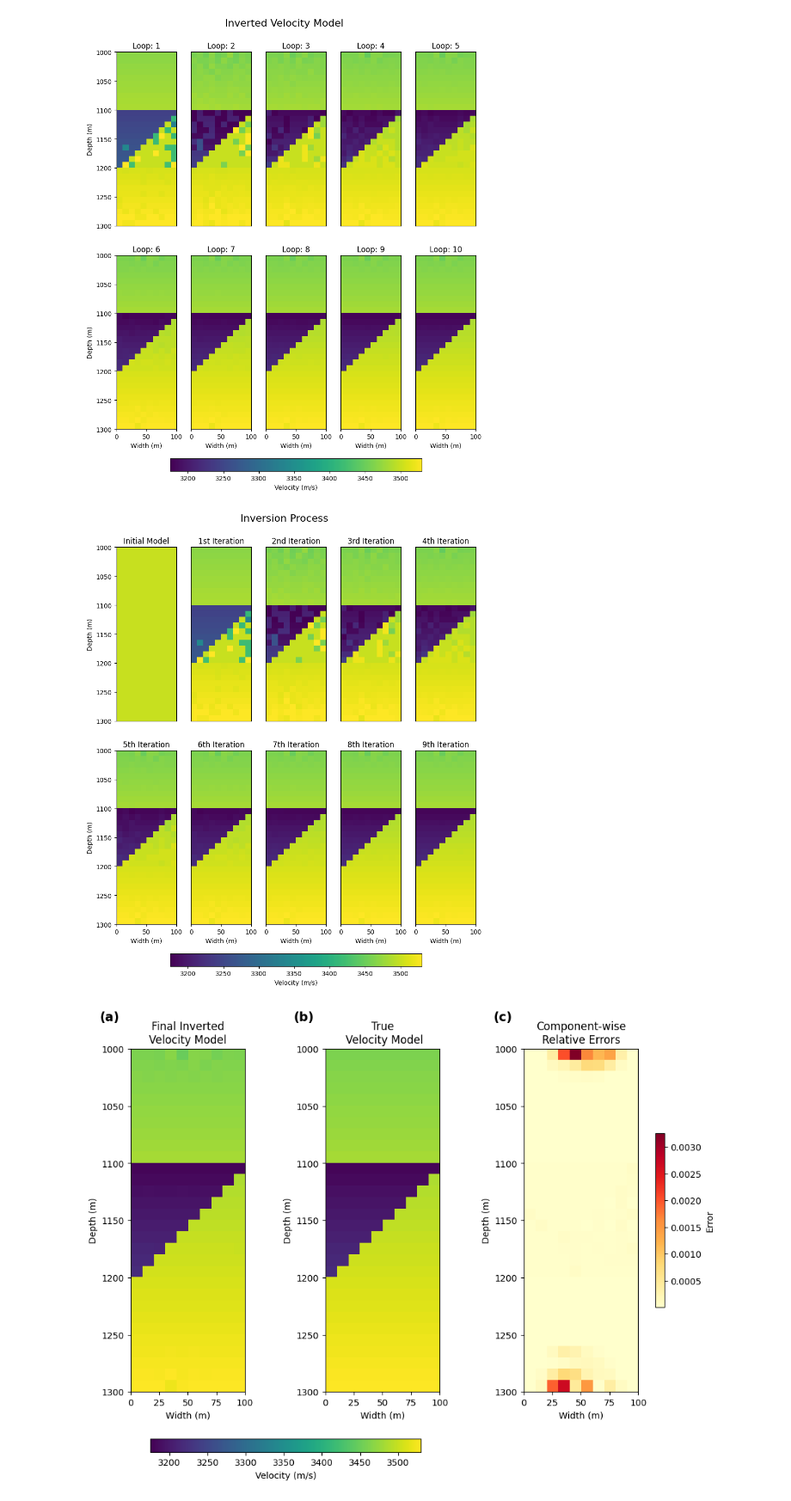
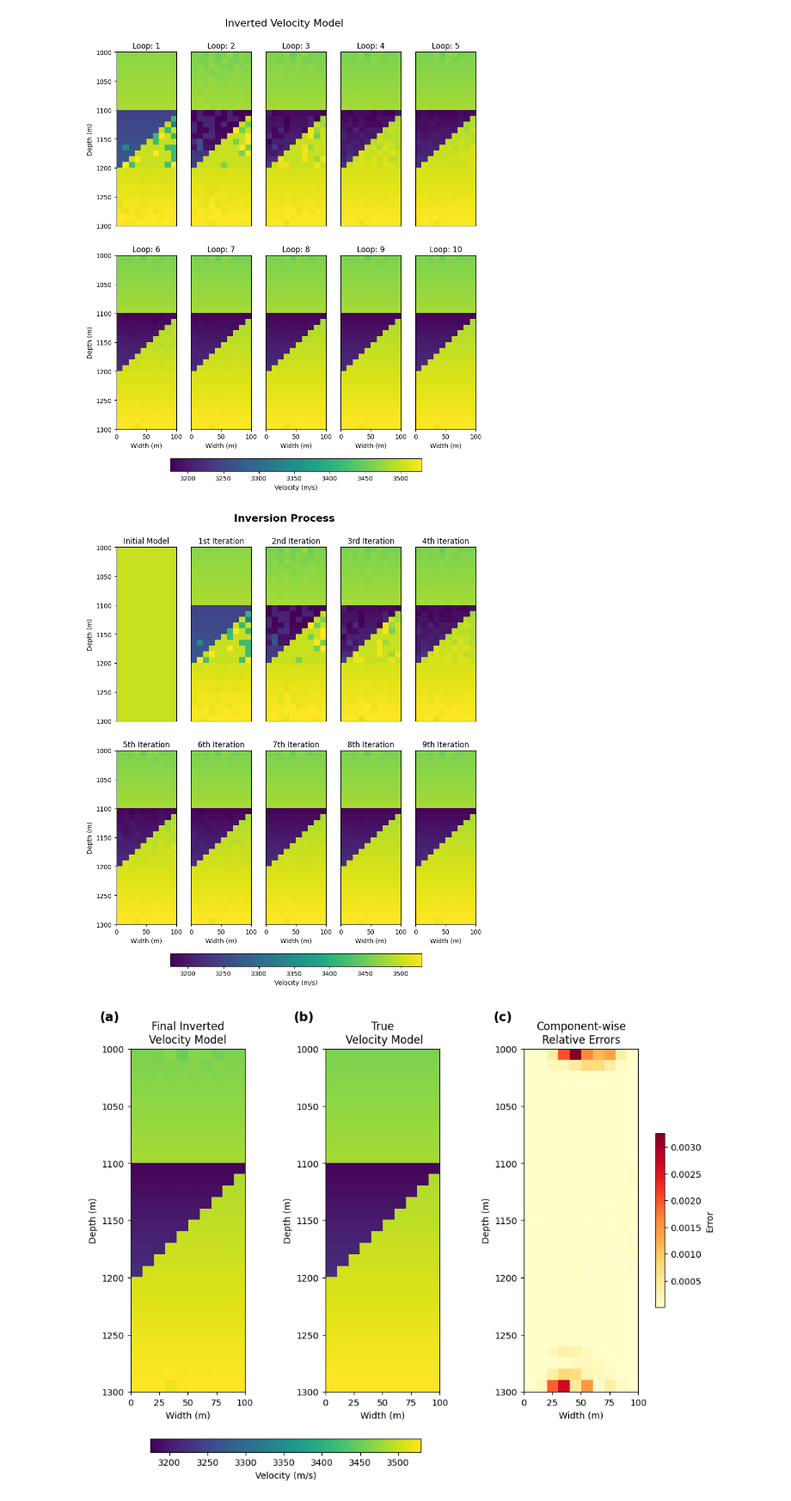
Before and after one commit to x-repos/traveltime-inversion-annealing, a Jupyter notebook: 5-plots.ipynb, the cells around one changed output. Shown at 86% size. Cells and saved outputs as stored; diff of their text form; code cells hidden in the pictures.

```diff
--- a/5-plots.ipynb
+++ b/5-plots.ipynb
@@ -424,35 +424,35 @@ for i in range(10):
         # Plot the inverted velocity models from 1 to 9
         im = axes[i].imshow(velocity_inversion[i-1], cmap='viridis', aspect='auto', vmin=vmin, vmax=vmax, extent=extent)
         axes[i].set_title(f'{ordinal(i)} Iteration')
 
     # Set custom labels for specific subplots
     if i == 0:
         axes[i].set_ylabel('Depth (m)')
         axes[i].set_xticks([])
     elif i == 5:
         axes[i].set_xlabel('Width (m)')
         axes[i].set_ylabel('Depth (m)')
     elif i >= 6:
         axes[i].set_xlabel('Width (m)')
         axes[i].set_yticks([])
     else:
         axes[i].set_xticks([])
         axes[i].set_yticks([])
 
 # Adjust the layout to make room for the colorbar at the bottom
 fig.tight_layout(rect=[0, 0.1, 1, 0.95], h_pad=3.0)  # Increase h_pad to add more space between rows
 
 # Add a single colorbar for all subplots at the bottom
 cbar = fig.colorbar(im, ax=axes, orientation='horizontal', fraction=0.03, pad=0.07)
 cbar.set_label('Velocity (m/s)')
 
 # Add a title for the entire plot
-fig.suptitle('Inversion Process', fontsize=16)
+fig.suptitle('Inversion Process', fontsize=16, fontweight='bold')
 
 plt.show()
 fig.savefig('plots/result10loops.png', bbox_inches='tight', dpi=200)  # Save with desired DPI and tight bounding box
 # %% [output]
-[figure, old version]
+[figure, new version]
 # %%
 import numpy as np
 import matplotlib.pyplot as plt
```
Also changed, not shown: 1 other file.
